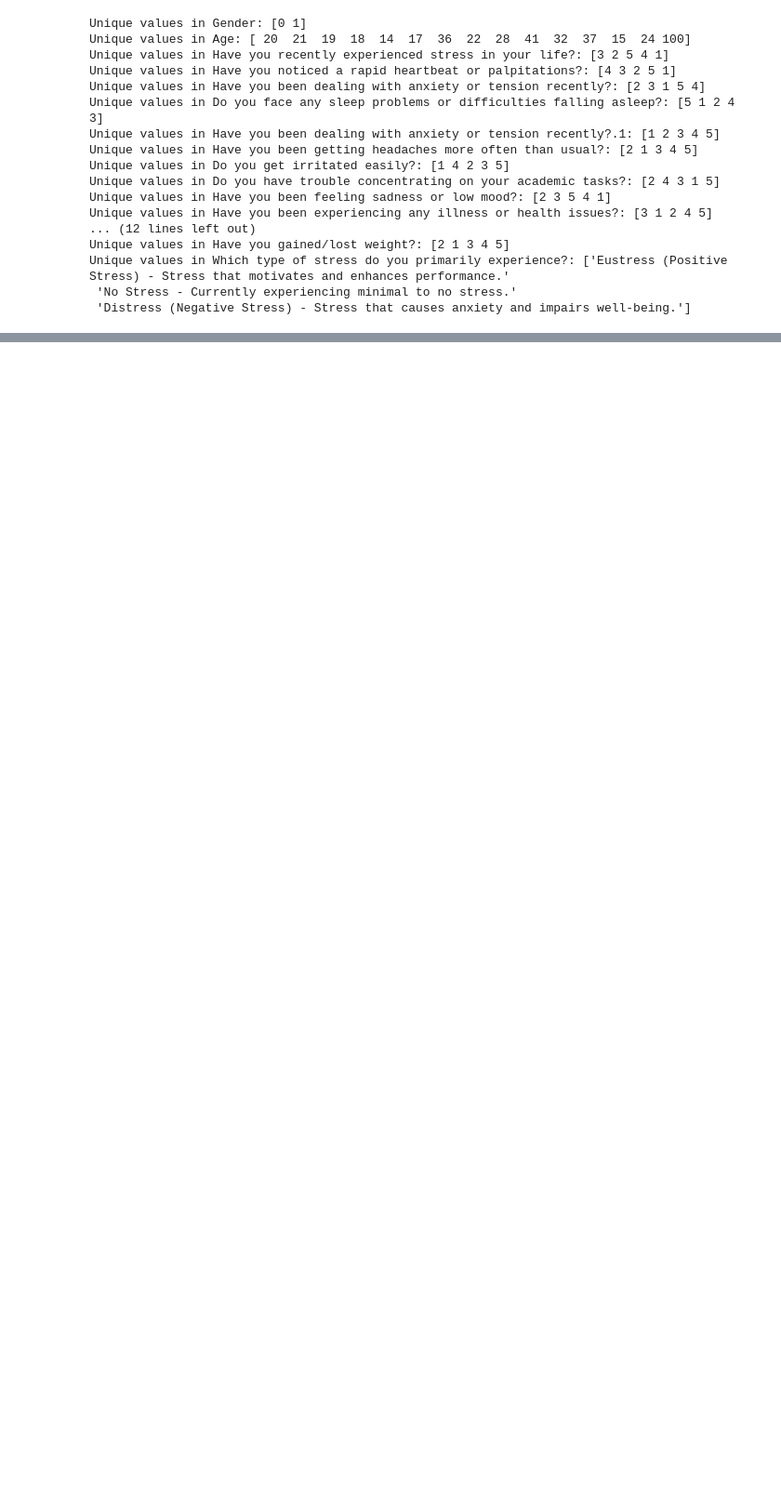
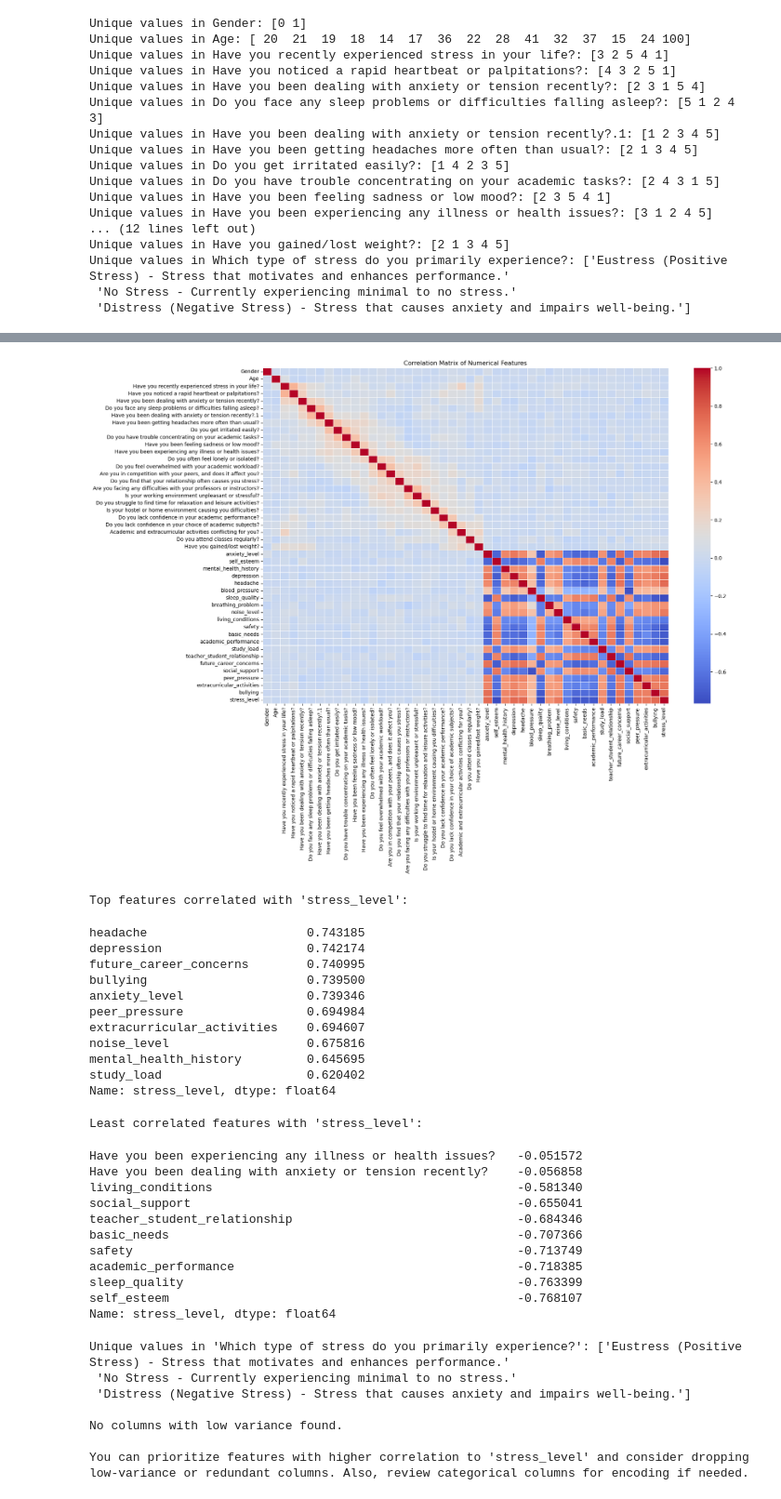
Before and after one commit to SyahrulRahmadan/Tugas_Matrikulasi_Alpro_S2, a Jupyter notebook: EDA.ipynb, the cells around one changed output, grey strips where cells are left out. Shown: that part at 93% size. Saved outputs shown, nothing was run; the diff lists cells and outputs as text; code cells hidden in the pictures; blank space fills up the shorter version.

```diff
--- a/EDA.ipynb
+++ b/EDA.ipynb
@@ -283,0 +262,3 @@ plt.show()
+# %%
+stress_dataset_no_outlier = df
+stress_dataset_no_outlier.info()
@@ -283,0 +358,4 @@ plt.show()
+# %%
+# Randomly sample 791 rows from stress_level_clean and reset the index
+stress_level_clean = stress_level_clean.sample(n=791, random_state=42).reset_index(drop=True)
+print(stress_level_clean.shape)
@@ -283,0 +364,5 @@ plt.show()
+# %%
+# Concatenate stress_dataset_no_outlier and stress_level_clean along columns (axis=1)
+concatenated_df = pd.concat([stress_dataset_no_outlier.reset_index(drop=True), stress_level_clean.reset_index(drop=True)], axis=1)
+print(concatenated_df.shape)
+concatenated_df.head()
@@ -283,0 +398,63 @@ plt.show()
+# %%
+# Display correlation matrix for numerical features
+plt.figure(figsize=(18, 12))
+corr = concatenated_df.corr(numeric_only=True)
+sns.heatmap(corr, annot=False, cmap='coolwarm', linewidths=0.5)
+plt.title('Correlation Matrix of Numerical Features')
+plt.show()
+
+# Show top correlations with the target variable 'stress_level'
+if 'stress_level' in concatenated_df.columns:
+    target_corr = corr['stress_level'].drop('stress_level').sort_values(ascending=False)
+    print("Top features correlated with 'stress_level':")
+    display(target_corr.head(10))
+    print("\nLeast correlated features with 'stress_level':")
+    display(target_corr.tail(10))
+
+# Check unique values for categorical/object columns
+cat_cols = concatenated_df.select_dtypes(include='object').columns
+for col in cat_cols:
+    print(f"Unique values in '{col}':", concatenated_df[col].unique())
+
+# Check for low-variance columns
+low_var = concatenated_df.loc[:, concatenated_df.nunique() <= 1].columns.tolist()
+if low_var:
+    print("\nColumns with low variance (may be dropped):", low_var)
+else:
+    print("\nNo columns with low variance found.")
+
+# Summary:
+print("\nYou can prioritize features with higher correlation to 'stress_level' and consider dropping low-variance or redundant columns. Also, review categorical columns for encoding if needed.")
+# %% [output]
+[figure, added]
+Top features correlated with 'stress_level':
+headache                      0.743185
+depression                    0.742174
+future_career_concerns        0.740995
+bullying                      0.739500
+anxiety_level                 0.739346
+peer_pressure                 0.694984
+extracurricular_activities    0.694607
+noise_level                   0.675816
+mental_health_history         0.645695
+study_load                    0.620402
+Name: stress_level, dtype: float64
+Least correlated features with 'stress_level':
+Have you been experiencing any illness or health issues?   -0.051572
+Have you been dealing with anxiety or tension recently?    -0.056858
+living_conditions                                          -0.581340
+social_support                                             -0.655041
+teacher_student_relationship                               -0.684346
+basic_needs                                                -0.707366
+safety                                                     -0.713749
+academic_performance                                       -0.718385
+sleep_quality                                              -0.763399
+self_esteem                                                -0.768107
+Name: stress_level, dtype: float64
+Unique values in 'Which type of stress do you primarily experience?': ['Eustress (Positive Stress) - Stress that motivates and enhances performance.'
+ 'No Stress - Currently experiencing minimal to no stress.'
+ 'Distress (Negative Stress) - Stress that causes anxiety and impairs well-being.']
+
+No columns with low variance found.
+
+You can prioritize features with higher correlation to 'stress_level' and consider dropping low-variance or redundant columns. Also, review categorical columns for encoding if needed.
```
Also changed, not shown: parts of 19 cells of this notebook.
